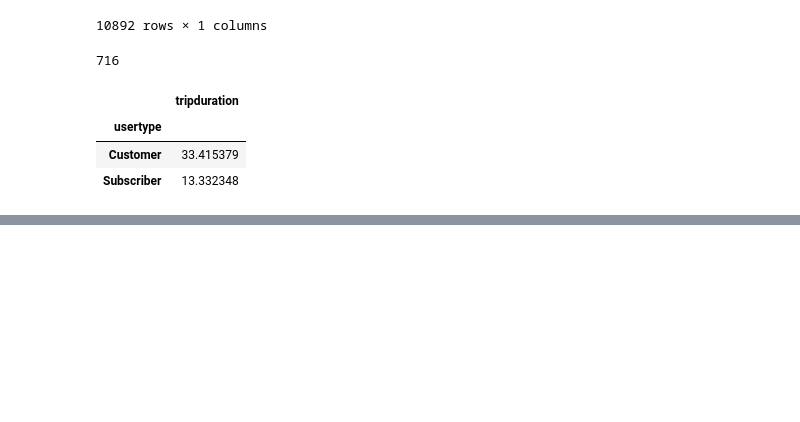
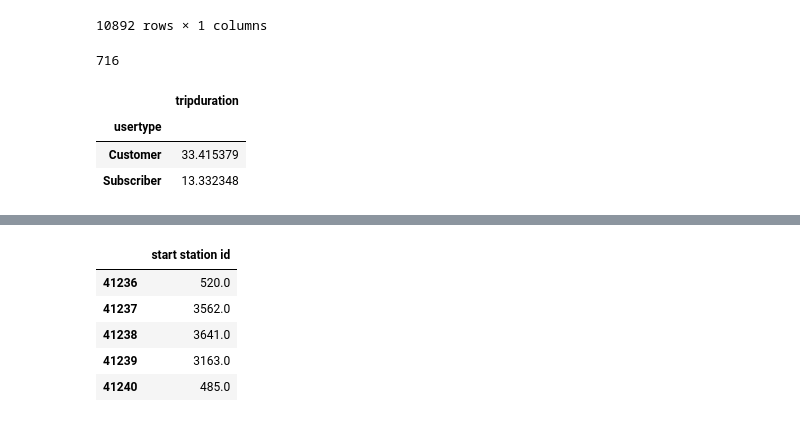
Before and after one commit to perchonock/coursera, a Jupyter notebook: Python4DataScience/pandas_test.ipynb, the cells around one changed output, grey strips where cells are left out. Drawn from its saved outputs; the diff is of its cells as text; code cells hidden in the pictures; blank space fills up the shorter version.

```diff
--- a/Python4DataScience/pandas_test.ipynb
+++ b/Python4DataScience/pandas_test.ipynb
@@ -121,0 +178,12 @@ df[df['start station name'] != df['end station name']]
+# %%
+#Выберите станцию (start station id) с максимальным количеством отправлений с 18 до 20 вечера
+start_stations = end_stations = df.loc[(pd.to_datetime(df.starttime).apply(get_hours) >= 18) & (pd.to_datetime(df.starttime).apply(get_hours) <=20), ['start station id']]
+# %%
+start_stations.head(5)
+# %% [output]
+|  | start station id |
+| 41236 | 520.0 |
+| 41237 | 3562.0 |
+| 41238 | 3641.0 |
+| 41239 | 3163.0 |
+| 41240 | 485.0 |
```
Also changed, not shown: parts of 11 cells of this notebook.
